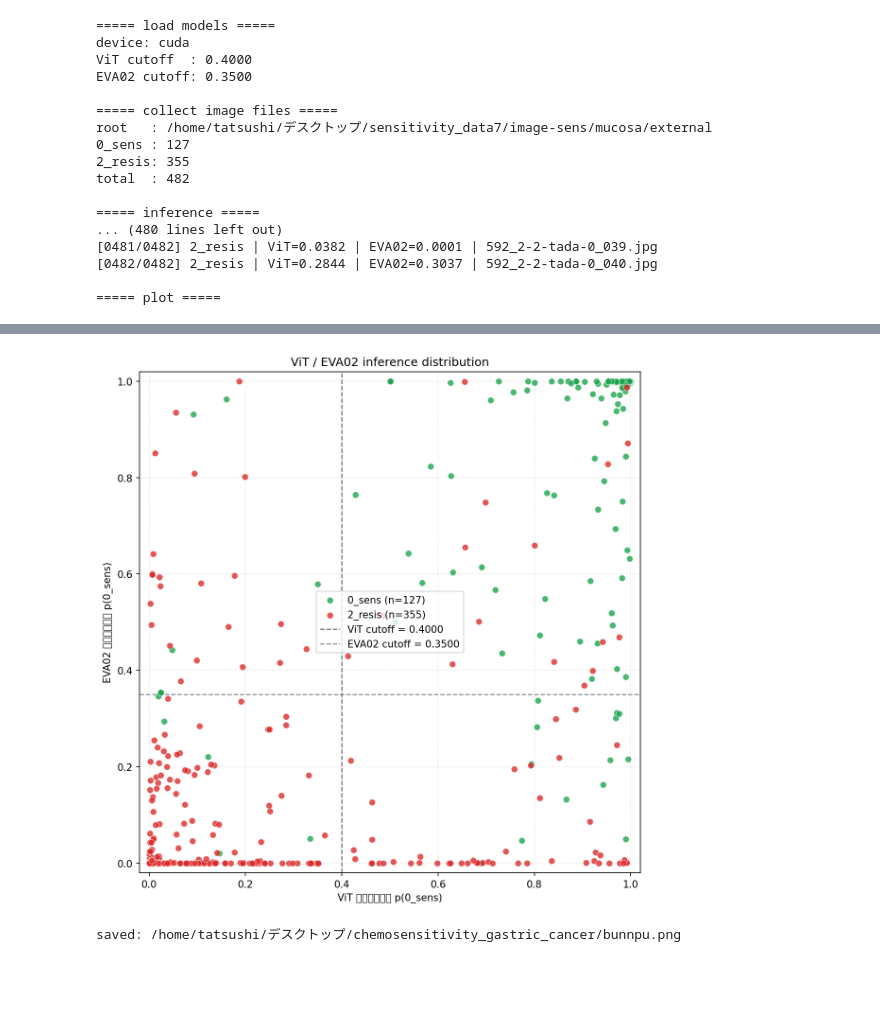
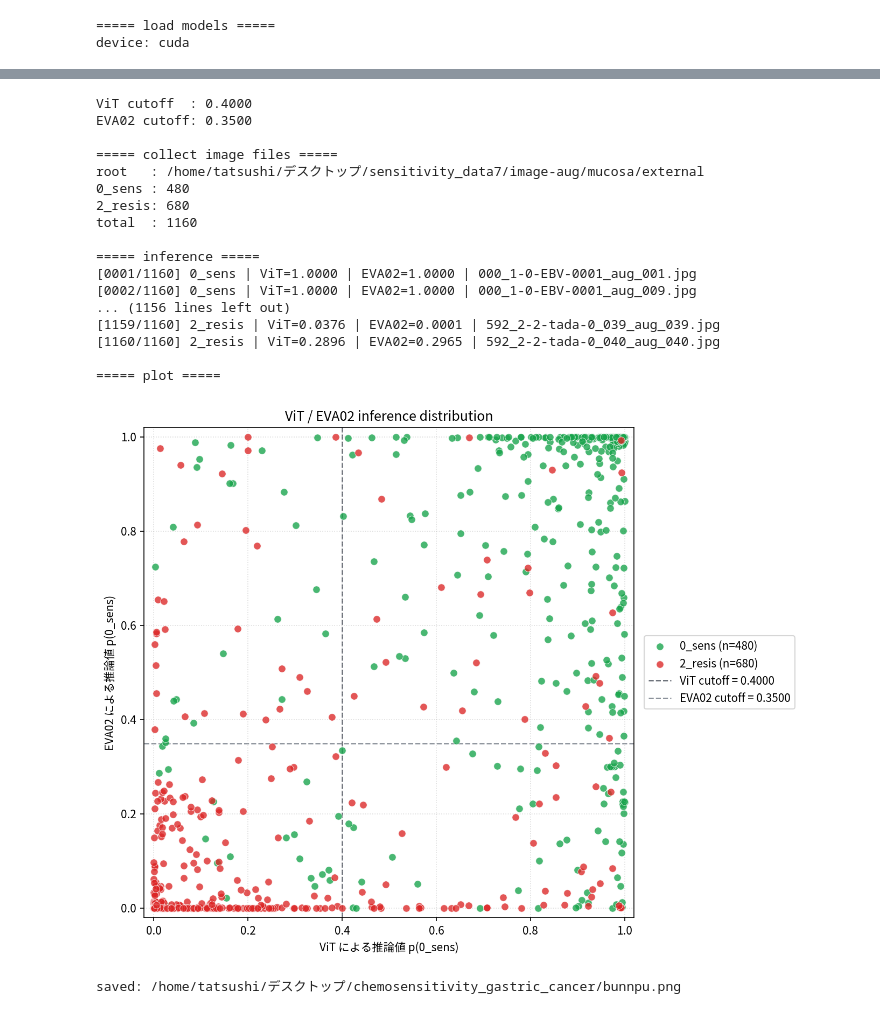
Before and after one commit to tattooshi/chemosensitivity_gastric_cancer, a Jupyter notebook: 分布図.ipynb, the cells around one changed output, grey strips where cells are left out. Saved outputs shown, nothing was run; the diff lists cells and outputs as text; code cells hidden in the pictures; blank space fills up the shorter version.

```diff
--- a/分布図.ipynb
+++ b/分布図.ipynb
@@ -19,6 +19,7 @@ from dataclasses import dataclass
 from pathlib import Path
 
 import matplotlib.pyplot as plt
+from matplotlib import font_manager
 import numpy as np
 import torch
 import torch.nn as nn
@@ -29,9 +30,36 @@ import timm
 from timm.data import resolve_data_config, create_transform
 
 
+def configure_matplotlib_for_japanese():
+    font_candidates = [
+        Path("/usr/share/fonts/opentype/noto/NotoSansCJK-Regular.ttc"),
+        Path("/usr/share/fonts/opentype/noto/NotoSansCJKjp-Regular.otf"),
+        Path("/usr/share/fonts/truetype/noto/NotoSansCJK-Regular.ttc"),
+    ]
+
+    for font_path in font_candidates:
+        if font_path.exists():
+            font_manager.fontManager.addfont(str(font_path))
+            font_name = font_manager.FontProperties(fname=str(font_path)).get_name()
+            plt.rcParams["font.family"] = font_name
+            break
+    else:
+        plt.rcParams["font.family"] = [
+            "Noto Sans CJK JP",
+            "Noto Sans CJK",
+            "IPAexGothic",
+            "IPAGothic",
+            "DejaVu Sans",
+        ]
+    plt.rcParams["axes.unicode_minus"] = False
+
+
+configure_matplotlib_for_japanese()
+
+
 # ここに親フォルダーのパスを文字列で入れると、ダイアログを使わずに実行できます。
 # 空文字のままならフォルダー選択ダイアログを表示します。
-TARGET_ROOT = "/home/tatsushi/デスクトップ/sensitivity_data7/image-sens/mucosa/external"
+TARGET_ROOT = "/home/tatsushi/デスクトップ/sensitivity_data7/image-aug/mucosa/external"
 OUTPUT_PATH = Path("./bunnpu.png")
 
 VALID_EXT = {".jpg", ".jpeg", ".png", ".tif", ".tiff", ".bmp", ".webp"}
@@ -272,7 +300,7 @@ def run_inference(rows, vit_backend, eva_backend):
 
 
 def plot_distribution(results, vit_cutoff: float, eva_cutoff: float, output_path: Path):
-    fig, ax = plt.subplots(figsize=(8, 8), dpi=150)
+    fig, ax = plt.subplots(figsize=(9.8, 8), dpi=150)
 
     for class_name, color, label in [
         ("0_sens", "#16a34a", "0_sens"),
@@ -319,10 +347,15 @@ def plot_distribution(results, vit_cutoff: float, eva_cutoff: float, output_path
     ax.set_xlim(-0.02, 1.02)
     ax.set_ylim(-0.02, 1.02)
     ax.grid(True, linestyle=":", linewidth=0.8, alpha=0.45, zorder=0)
-    ax.legend(loc="best", frameon=True)
+    ax.legend(
+        loc="center left",
+        bbox_to_anchor=(1.02, 0.5),
+        borderaxespad=0,
+        frameon=True,
+    )
     ax.set_aspect("equal", adjustable="box")
 
-    fig.tight_layout()
+    fig.tight_layout(rect=(0, 0, 0.78, 1))
     fig.savefig(output_path, bbox_inches="tight")
     plt.show()
     print(f"saved: {output_path.resolve()}")
@@ -363,18 +396,3 @@ if __name__ == "__main__":
 # %% [output]
 ===== load models =====
 device: cuda
-ViT cutoff  : 0.4000
-EVA02 cutoff: 0.3500
-
-===== collect image files =====
-root   : /home/tatsushi/デスクトップ/sensitivity_data7/image-sens/mucosa/external
-0_sens : 127
-2_resis: 355
-total  : 482
-
-===== inference =====
-... (480 lines left out)
-[0481/0482] 2_resis | ViT=0.0382 | EVA02=0.0001 | 592_2-2-tada-0_039.jpg
-[0482/0482] 2_resis | ViT=0.2844 | EVA02=0.3037 | 592_2-2-tada-0_040.jpg
-
-===== plot =====
@@ -381,2 +400,19 @@ total  : 482
+ViT cutoff  : 0.4000
+EVA02 cutoff: 0.3500
+
+===== collect image files =====
+root   : /home/tatsushi/デスクトップ/sensitivity_data7/image-aug/mucosa/external
+0_sens : 480
+2_resis: 680
+total  : 1160
+
+===== inference =====
+[0001/1160] 0_sens | ViT=1.0000 | EVA02=1.0000 | 000_1-0-EBV-0001_aug_001.jpg
+[0002/1160] 0_sens | ViT=1.0000 | EVA02=1.0000 | 000_1-0-EBV-0001_aug_009.jpg
+... (1156 lines left out)
+[1159/1160] 2_resis | ViT=0.0376 | EVA02=0.0001 | 592_2-2-tada-0_039_aug_039.jpg
+[1160/1160] 2_resis | ViT=0.2896 | EVA02=0.2965 | 592_2-2-tada-0_040_aug_040.jpg
+
+===== plot =====
-[figure, old version]
+[figure, new version]
-saved: /home/tatsushi/デスクトップ/chemosensitivity_gastric_cancer/bunnpu.png
+saved: /home/tatsushi/デスクトップ/chemosensitivity_gastric_cancer/bunnpu.png
```
Also changed, not shown: parts of 1 cell of this notebook, 8 other files.
